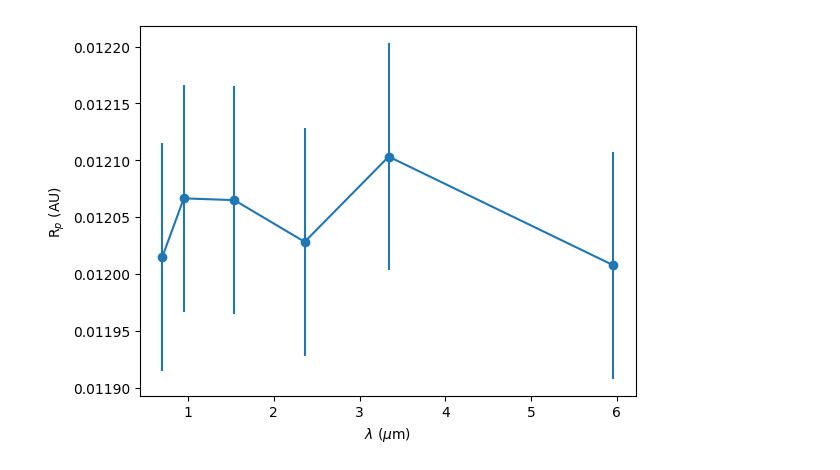
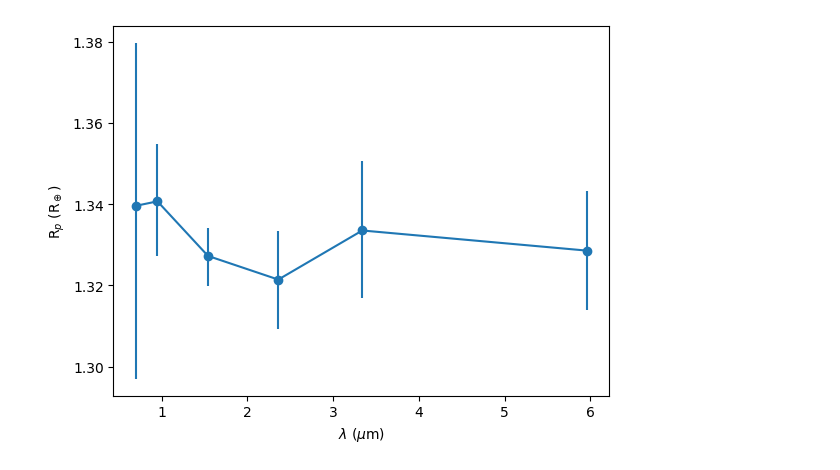
Before and after one commit to olwenrering/M2-LIU-Elsa, a Jupyter notebook: mcmc_multiwavelength.ipynb, the cells around one changed output. Saved outputs shown, nothing was run; the diff lists cells and outputs as text; code cells hidden in the pictures.

Commit message:
final plots for LHS3844b

```diff
--- a/mcmc_multiwavelength.ipynb
+++ b/mcmc_multiwavelength.ipynb
@@ -299,7 +300,7 @@ T_planet = df2['theta'][8]
 print(T_planet)
 uu = np.array([0.1, 0.06]) # Quadratic limb-darkening coefficients
 
-def light_curve_model(time, lamb, R, T_planet, T_star): # light_curve_model(time, time_transit, P, R_star, M_star, R, T_star, T_planet, uu)
+def light_curve_model(time, lamb, R, T_planet, T_star, P, R_star, M_star, time_transit, uu): # light_curve_model(time, time_transit, P, R_star, M_star, R, T_star, T_planet, uu)
     star = Central(radius=R_star, mass=M_star)
     planet = Body(radius=R, time_transit=time_transit, period=P)
     m = Surface(u=uu)
@@ -319,9 +320,9 @@ offset = 0.0
 for i, inst in enumerate(instru) :
     time = df2['datasets'][inst]['lc']['time'] - 2458828.93
     pc = df2['datasets'][inst]['lc']['model']
-    second_binned = fast_binning(time, df2['datasets'][inst]['lc']['ariel'], 0.01)
+    second_binned = fast_binning(time, df2['datasets'][inst]['lc']['ariel'], 2/(60*24))
     ax.errorbar(second_binned[0], second_binned[1] + offset, yerr=second_binned[2], c=(1, 1, 0.2), fmt='.')
-    ax.plot(time, light_curve_model(time, list(wvl)[i], R, T_planet, T_star) + offset)
+    ax.plot(time, light_curve_model(time, list(wvl)[i], R, T_planet, T_star, P, R_star, M_star, time_transit, uu) + offset)
     ax.annotate(rf'$\lambda$ = {list(wvl)[i]} $\mu$m ({str(inst)})', xy=(0.1, 1.002 + offset), fontsize=8)
     offset += 0.01
 plt.title(rf'Phase curves')
@@ -335,0 +452,18 @@ plt.show()
+# %%
+radii = []
+radii_plus = []
+radii_minus = []
+Temps = []
+Temps_plus = []
+Temps_minus = []
+for i, inst in enumerate(instru) :
+    time = df2['datasets'][inst]['lc']['time'] - 2458828.93
+    pc = df2['datasets'][inst]['lc']['model']
+    binned = fast_binning(time, df2['datasets'][inst]['lc']['ariel'], 2/(60*24), error=np.array(df2['datasets'][inst]['lc']['flux_error']))
+    data = mcmc(binned, list(wvl)[i], P, R_star, M_star, time_transit, R, T_star, T_planet, uu)
+    radii_minus.append(data["R"][0])
+    radii_plus.append(data["R"][1])
+    radii.append(data["R"][2])
+    Temps_minus.append(data["T_planet"][0])
+    Temps_plus.append(data["T_planet"][1])
+    Temps.append(data["T_planet"][2])
@@ -336,11 +509,10 @@ plt.show()
 # %%
-radii = [0.012015063777900119, 0.012066508770331448, 0.012064928161739302, 0.012028233344106782, 0.012103221930191978, 0.012007681858706723]
-radii_err = 0.0001*np.ones(6)
+r_yerr = np.vstack((radii_minus, radii_plus))
 
 plt.figure()
-plt.errorbar(wvl, radii, radii_err, fmt='-o')
+plt.errorbar(wvl, radii*const.R_sun/const.R_earth, r_yerr*const.R_sun/const.R_earth, fmt='-o')
 plt.xlabel(r'$\lambda$ ($\mu$m)')
-plt.ylabel(r'R$_p$ (AU)')
+plt.ylabel(r'R$_p$ (R$_\oplus$)')
 plt.show()
 # %% [output]
-[figure, old version]
+[figure, new version]
```
Also changed, not shown: parts of 7 cells of this notebook.
